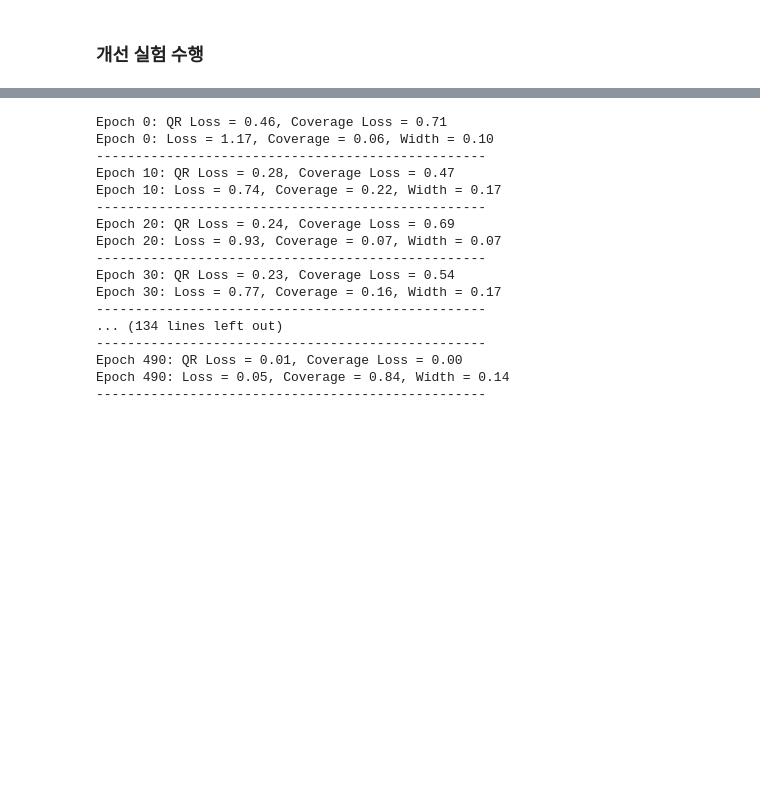
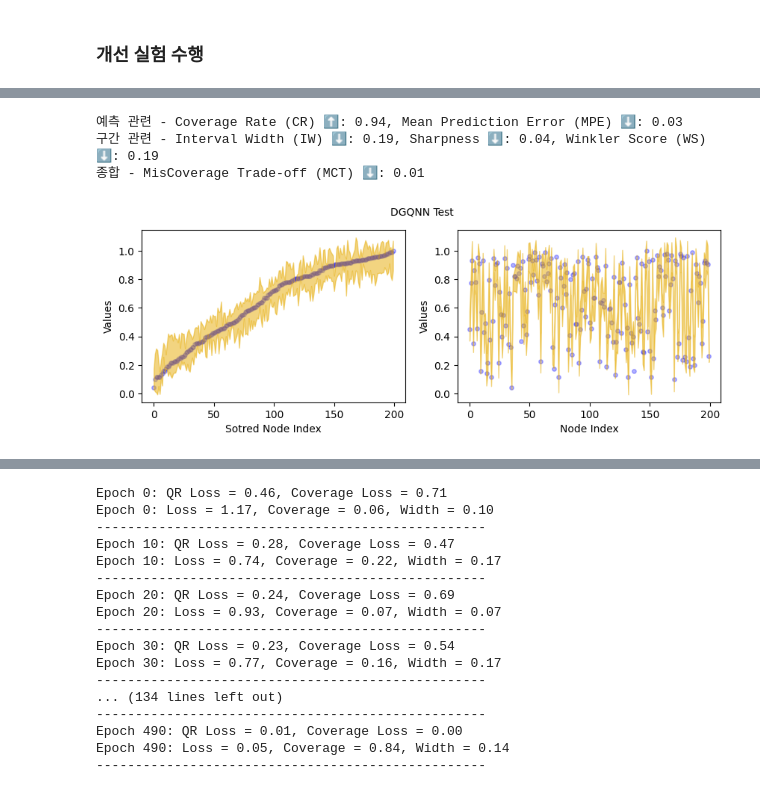
Before and after one commit to sybeam27/PQ-GNN, a Jupyter notebook: sy_250319.ipynb, the cells around one changed output, grey strips where cells are left out. Drawn from its saved outputs; the diff is of its cells as text; code cells hidden in the pictures; blank space fills up the shorter version.

```diff
--- a/sy_250319.ipynb
+++ b/sy_250319.ipynb
@@ -664 +873,33 @@ Test edge_index 최대값: 199
+# %%
+# test 데이터셋 평가
+test_data = test_data.to(device)
+with torch.no_grad():
+    preds, diffs = model(test_data.x, test_data.edge_index)
+    preds_low = preds - diffs
+    preds_upper = preds + diffs
+
+    test_low_preds = preds_low.cpu().numpy()
+    test_upper_preds = preds_upper.cpu().numpy()
+    test_targets = test_data.y.cpu().numpy()
+evaluate_model_performance(test_low_preds, test_upper_preds, test_targets, target=0.9)
+
+x_st, y_st, (low_r_st, upper_r_st) = sort_by_y(test_data.x, test_data.y, test_low_preds, test_upper_preds)
+fig, axes = plt.subplots(1, 2, figsize=(10, 3))
+fig.suptitle('DGQNN Test', size=10)
+
+axes[0].scatter(range(len(x_st)), y_st, alpha=0.3, color='blue', label="True Values", s=15)
+axes[0].fill_between(range(len(x_st)), low_r_st, upper_r_st, color=pastel_colors[5], alpha=0.5)
+axes[0].set_xlabel("Sotred Node Index")
+axes[0].set_ylabel("Values")
+
+axes[1].scatter(range(len(x_st)), test_targets, alpha=0.3, color='blue', label="True Values", s=15)
+axes[1].fill_between(range(len(x_st)), test_low_preds.squeeze(), test_upper_preds.squeeze(), color=pastel_colors[5], alpha=0.5)
+axes[1].set_xlabel("Node Index")
+axes[1].set_ylabel("Values")
+plt.show()
+# %% [output]
+예측 관련 - Coverage Rate (CR) ⬆: 0.94, Mean Prediction Error (MPE) ⬇: 0.03
+구간 관련 - Interval Width (IW) ⬇: 0.19, Sharpness ⬇: 0.04, Winkler Score (WS) ⬇: 0.19
+종합 - MisCoverage Trade-off (MCT) ⬇: 0.01
+[figure, added]
 # %%
```
Also changed, not shown: parts of 26 cells of this notebook.
